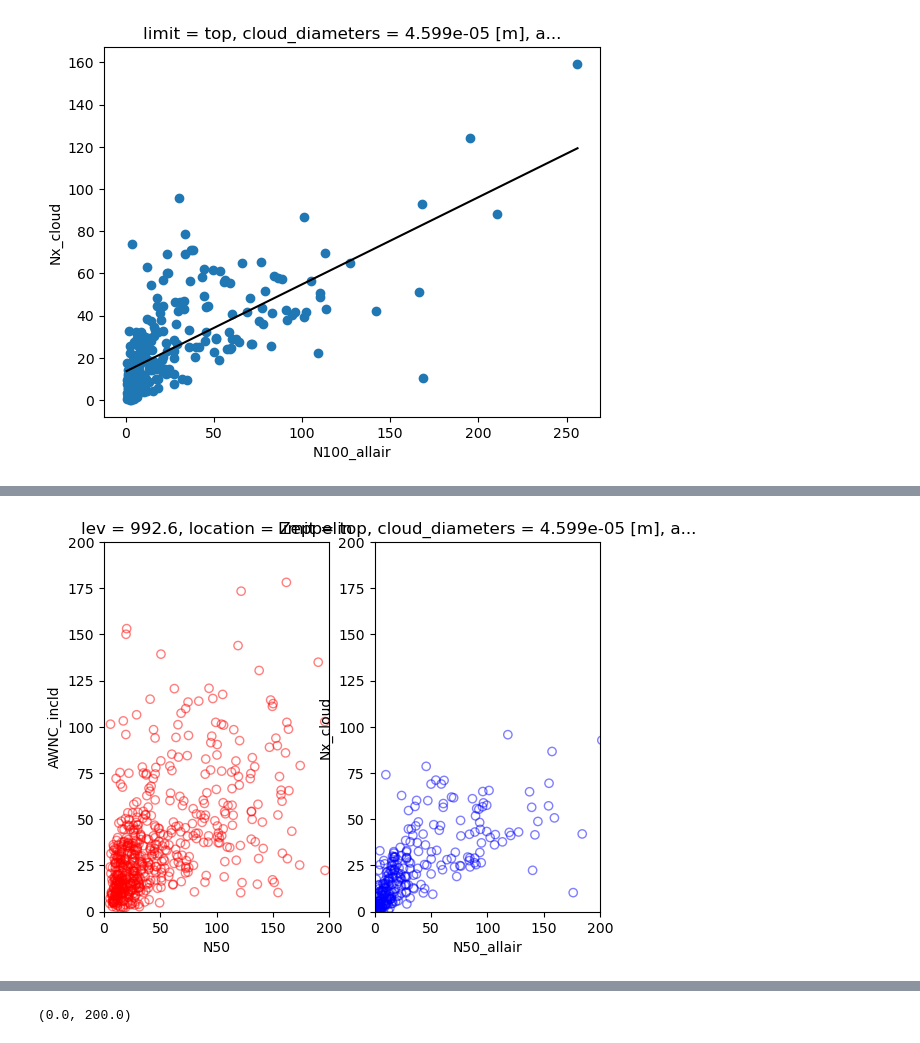
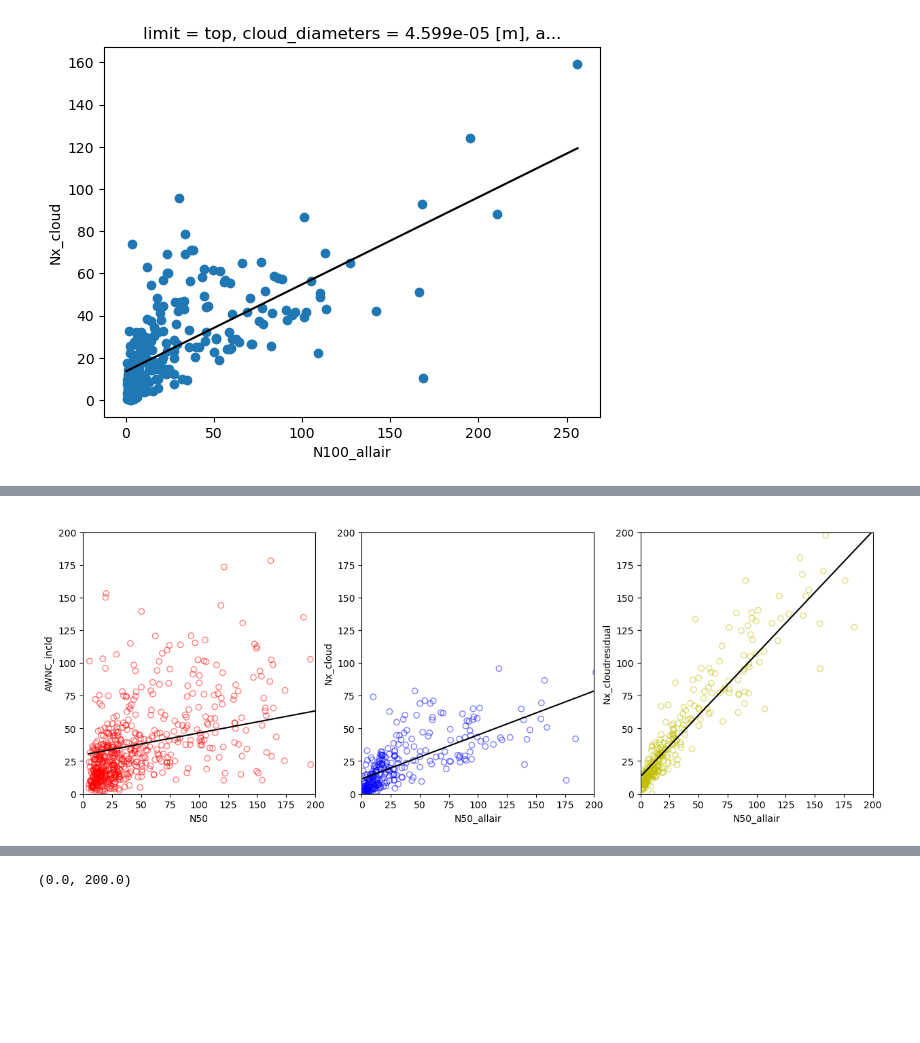
Before and after one commit to eScience-course/-Tjaernoe2022-group1, a Jupyter notebook: notebooks/Ingvild/NorESMatZeppelin.ipynb, the cells around one changed output, grey strips where cells are left out. Drawn from its saved outputs; the diff is of its cells as text; code cells hidden in the pictures; blank space fills up the shorter version.

```diff
--- a/notebooks/Ingvild/NorESMatZeppelin.ipynb
+++ b/notebooks/Ingvild/NorESMatZeppelin.ipynb
@@ -531,0 +607,5 @@ rs
+# %%
+N100_daily_nonan=N100_daily.dropna('time')
+N50_daily_nonan= N50_daily.dropna('time')
+N25_daily_nonan= N25_daily.dropna('time')
+ds_nonan = ds_daily.isel(lev=-1).sel(location='Zeppelin').dropna('time')
@@ -569,11 +697,40 @@ for ax in axs:
-# %%
-fig, axs = plt.subplots(1,2)
-
-ds_daily.isel(lev=-1).sel(location='Zeppelin').plot.scatter('N50', 'AWNC_incld', alpha=.5, edgecolor='r',facecolor='None', marker='o', ax = axs[0])
-
-N50_daily.plot.scatter('N50_allair', 'Nx_cloud', alpha=.5, edgecolor='b',facecolor='None', marker='o')
-for ax in axs:
-    ax.set_xlim([0,200])
-    ax.set_ylim([0,200])
-# %% [output]
-[figure, removed]
+# %%
+fig, axs = plt.subplots(1,3, figsize=(15,5))
+
+#------------------------------------------------------------
+ds_daily.isel(lev=-1).sel(location='Zeppelin').plot.scatter('N50', 'AWNC_incld', alpha=.5, edgecolor='r',facecolor='None', marker='o', ax = axs[0])
+
+
+z0 = np.polyfit(ds_nonan['N50'], ds_nonan['AWNC_incld'],1)
+p0 = np.poly1d(z0)
+x0=np.linspace(ds_nonan['N50'].min(), ds_nonan['N50'].max())
+axs[0].plot(x0, p0(x0), c='k')
+
+
+#-------------------------------------------------------------
+N50_daily.plot.scatter('N50_allair', 'Nx_cloud', alpha=.5, edgecolor='b',facecolor='None', marker='o', ax=axs[1])
+
+z1 = np.polyfit(N50_daily_nonan['N50_allair'], N50_daily_nonan['Nx_cloud'],1)
+p1 = np.poly1d(z1)
+x1=np.linspace(N50_daily_nonan['N50_allair'].min(), N50_daily_nonan['N50_allair'].max())
+axs[1].plot(x1, p1(x1), c='k')
+
+
+
+#--------------------------------------------------------------
+N50_daily.plot.scatter('N50_allair', 'Nx_cloudresidual', alpha=.5, edgecolor='y',facecolor='None', marker='o', ax=axs[2])
+
+z2 = np.polyfit(N50_daily_nonan['N50_allair'], N50_daily_nonan['Nx_cloudresidual'],1)
+p2 = np.poly1d(z2)
+x2=np.linspace(N50_daily_nonan['N50_allair'].min(), N50_daily_nonan['N50_allair'].max())
+axs[2].plot(x2, p2(x2), c='k')
+
+
+
+
+for ax in axs:
+    ax.set_xlim([0,200])
+    ax.set_ylim([0,200])
+    ax.set_title(' ')
+# %% [output]
+[figure, added]
```
Also changed, not shown: parts of 14 cells of this notebook.
